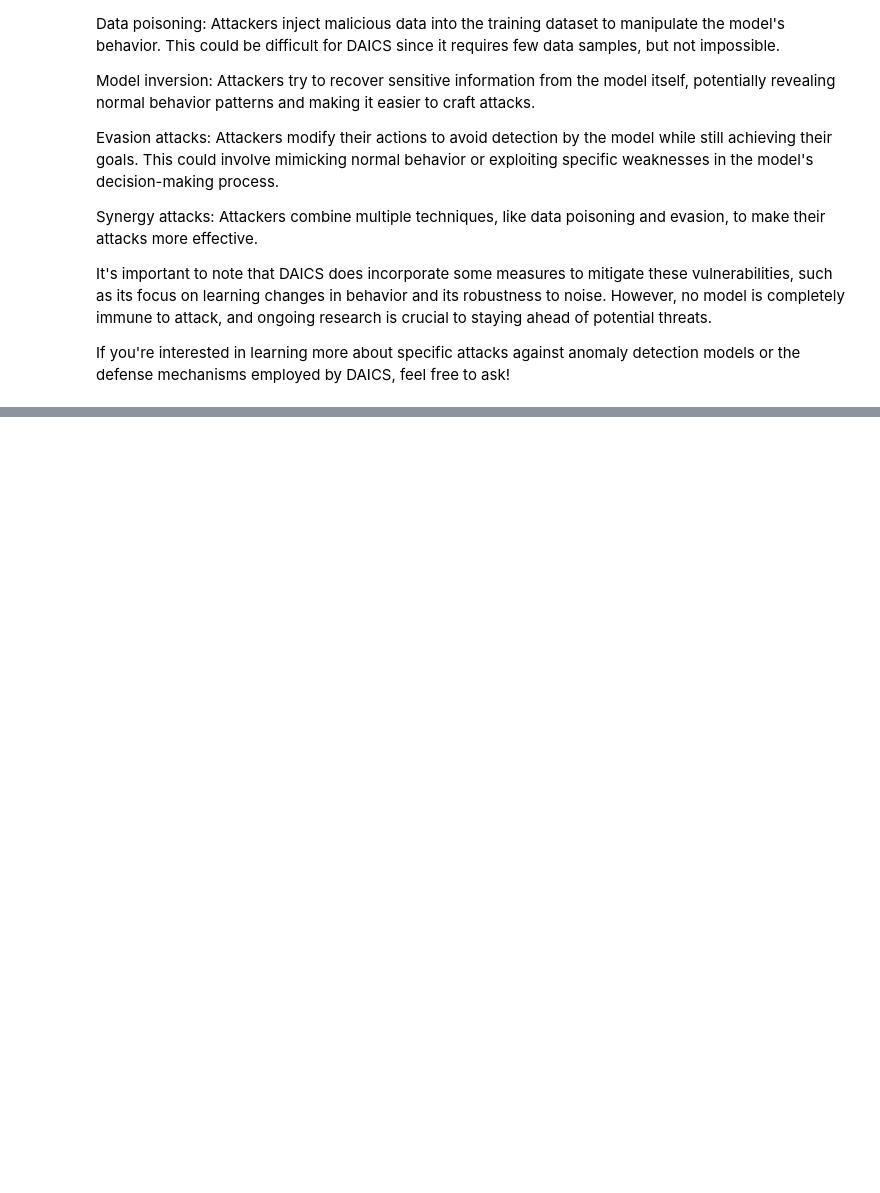
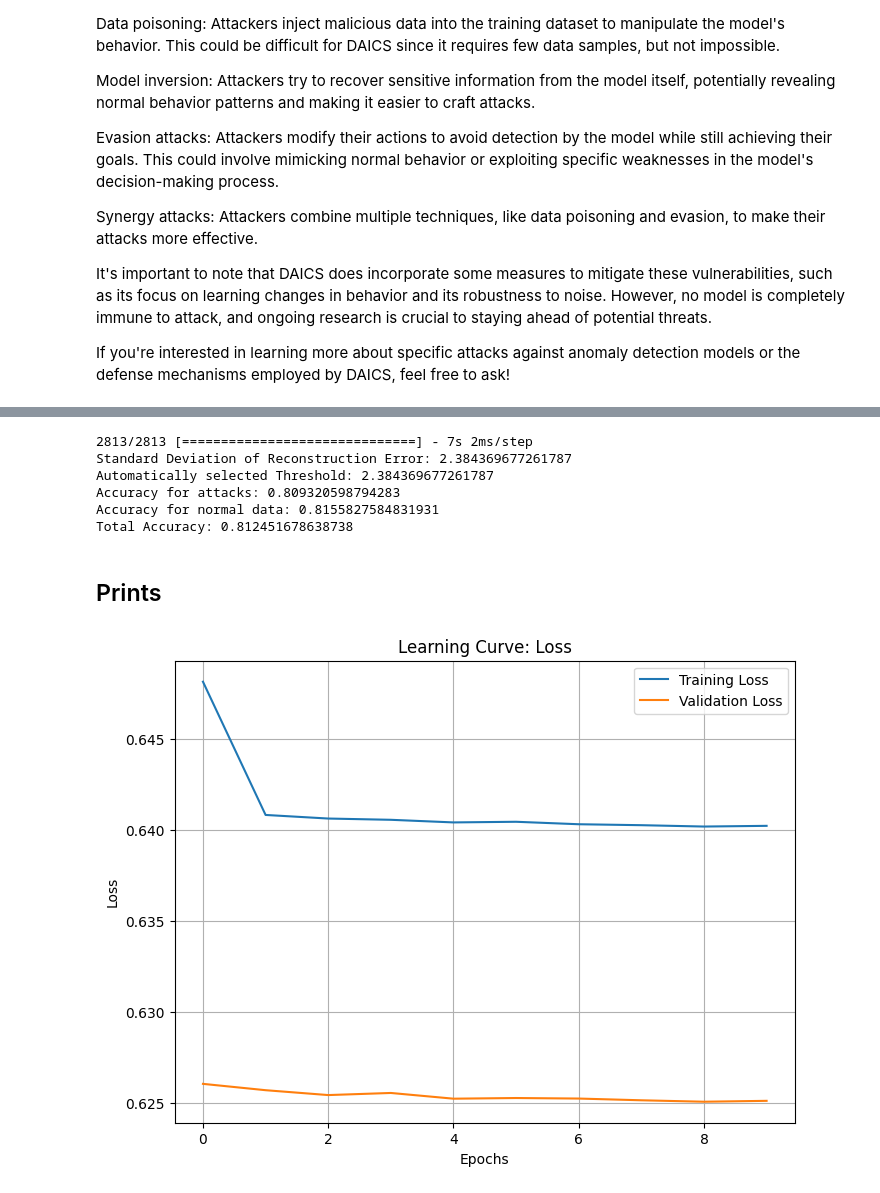
Before and after one commit to Lambru99/CPSProject2, a Jupyter notebook: cyber.ipynb, the cells around one changed output, grey strips where cells are left out. Saved outputs shown, nothing was run; the diff lists cells and outputs as text; code cells hidden in the pictures; blank space fills up the shorter version.

```diff
--- a/cyber.ipynb
+++ b/cyber.ipynb
@@ -513,6 +413,6 @@ def create_wide_deep_autoencoder(input_shape):
 # Addestramento del modello
 input_shape = X_train_reshaped.shape[1:]  # Forma dei dati di input
 autoencoder_model = create_wide_deep_autoencoder(input_shape)
-autoencoder_model.fit([X_train_reshaped, X_train_reshaped], X_train_reshaped, epochs=10, batch_size=64, validation_split=0.2)
+autoencoder_history=autoencoder_model.fit([X_train_reshaped, X_train_reshaped], X_train_reshaped, epochs=10, batch_size=64, validation_split=0.2)
 # %% [output]
 Epoch 1/10
@@ -538,0 +445,50 @@ Epoch 10/10
+# %%
+import numpy as np
+
+# Calcola l'errore di ricostruzione massimo sui dati di test
+reconstructions = autoencoder_model.predict([X_test_reshaped, X_test_reshaped])
+max_reconstruction_error = np.max(np.abs(X_test_reshaped - reconstructions), axis=(1, 2))
+
+# Calcola la deviazione standard dell'errore di ricostruzione
+std_reconstruction_error = np.std(max_reconstruction_error)
+
+# Imposta la soglia come un multiplo della deviazione standard
+threshold_multiplier = 1
+threshold = std_reconstruction_error * threshold_multiplier
+
+# Classifica gli attacchi
+predicted_attacks = max_reconstruction_error > threshold
+
+# Calcola l'accuratezza per entrambe le classi
+accuracy_attack = (predicted_attacks[y_test == 1] == 1).mean()
+accuracy_normal = (predicted_attacks[y_test == 0] == 0).mean()
+
+# Calcola l'accuratezza complessiva
+total_accuracy = (accuracy_attack + accuracy_normal) / 2
+
+print("Standard Deviation of Reconstruction Error:", std_reconstruction_error)
+print("Automatically selected Threshold:", threshold)
+print("Accuracy for attacks:", accuracy_attack)
+print("Accuracy for normal data:", accuracy_normal)
+print("Total Accuracy:", total_accuracy)
+# %% [output]
+2813/2813 [==============================] - 7s 2ms/step
+Standard Deviation of Reconstruction Error: 2.384369677261787
+Automatically selected Threshold: 2.384369677261787
+Accuracy for attacks: 0.809320598794283
+Accuracy for normal data: 0.8155827584831931
+Total Accuracy: 0.812451678638738
+# %% [markdown]
+## Prints
+# %%
+plt.figure(figsize=(8, 6))
+plt.plot(autoencoder_history.history['loss'], label='Training Loss')
+plt.plot(autoencoder_history.history['val_loss'], label='Validation Loss')
+plt.title('Learning Curve: Loss')
+plt.xlabel('Epochs')
+plt.ylabel('Loss')
+plt.legend()
+plt.grid(True)
+plt.show()
+# %% [output]
+[figure, added]
```
Also changed, not shown: parts of 21 cells of this notebook.
